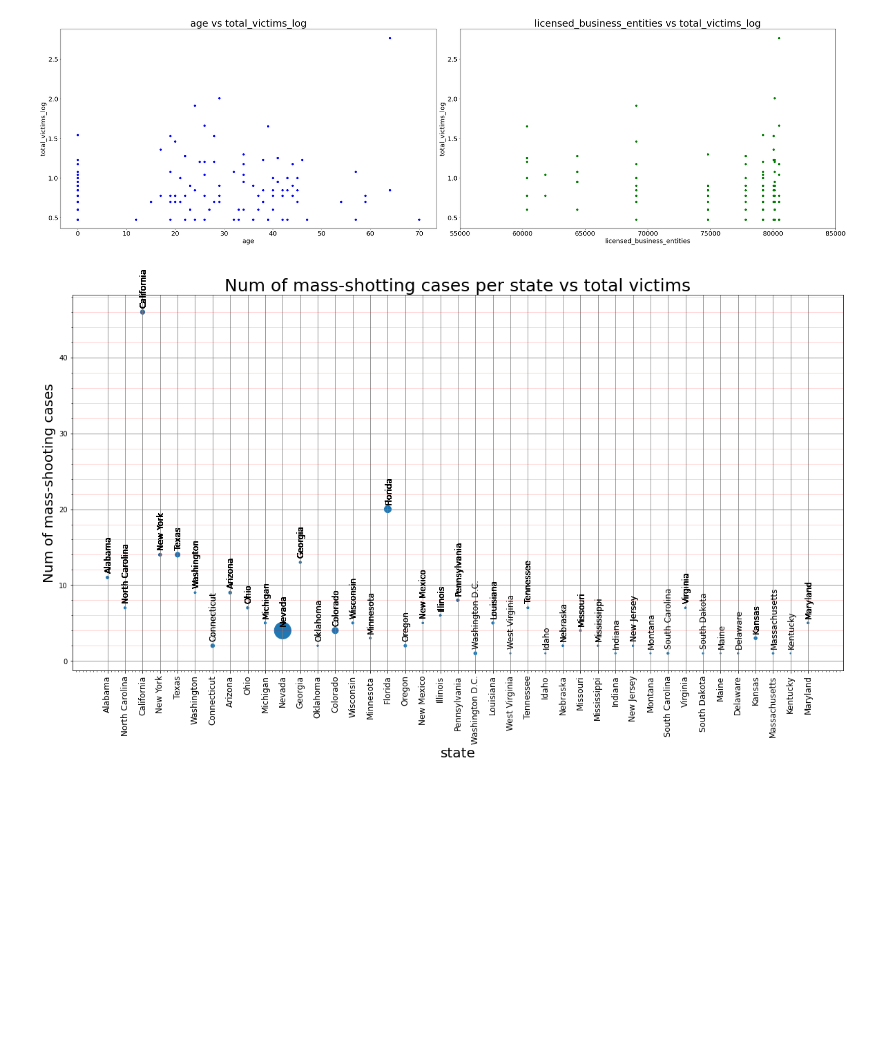
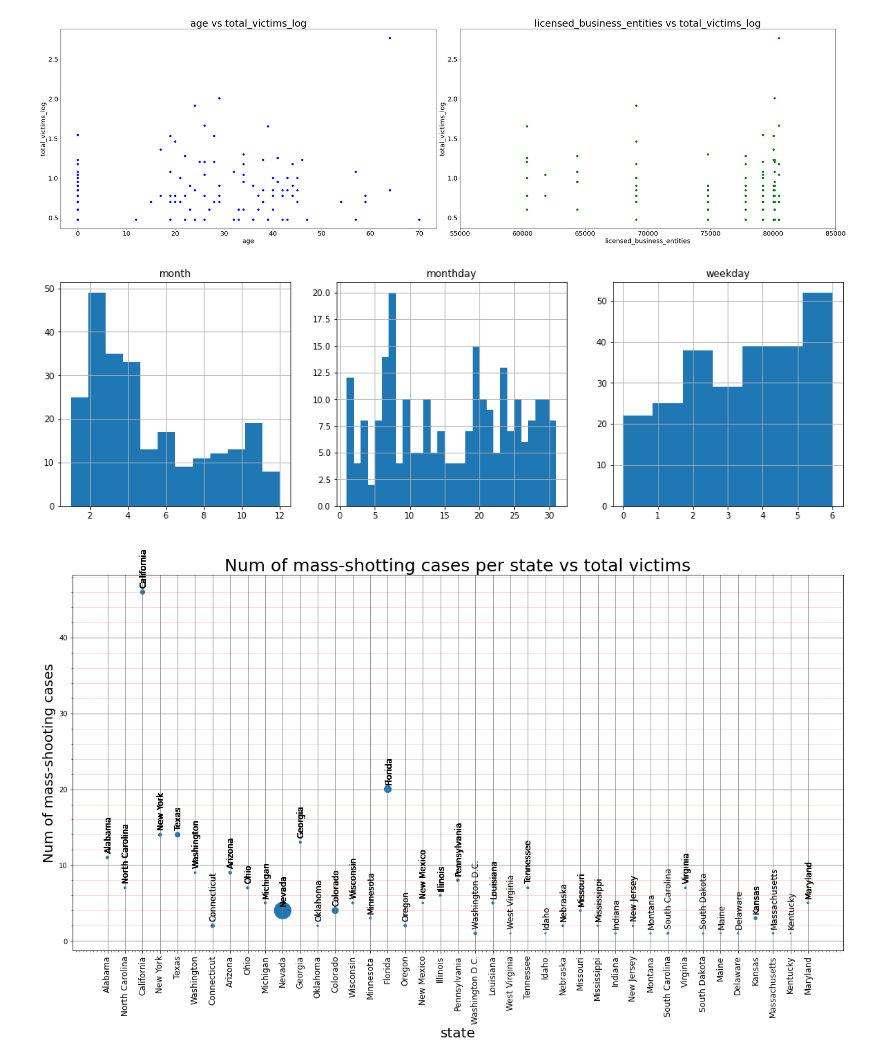
Before and after one commit to BinhKieu82/Springboard_Capstone2, a Jupyter notebook: notebooks/05_finalversion.ipynb, the cells around one changed output. Cells and saved outputs as stored; diff of their text form; code cells hidden in the pictures; blank space fills up the shorter version.

```diff
--- a/notebooks/05_finalversion.ipynb
+++ b/notebooks/05_finalversion.ipynb
@@ -441,6 +435,17 @@ plt.tight_layout(1.1)
 plt.show()
 # %% [output]
 [figure]
+# %%
+fig, (ax1,ax2,ax3) = plt.subplots(1, 3, sharey=False, figsize=(17,5))
+df['month'].hist(bins=12, ax=ax1)
+df['monthday'].hist(bins=30, ax=ax2)
+df['weekday'].hist(bins=7, ax=ax3)
+ax1.set_title('month')
+ax2.set_title('monthday')
+ax3.set_title('weekday')
+plt.show()
+# %% [output]
+[figure, added]
 # %%
 state_freq = df.state.value_counts()
 df['frequency'] = df.state.map(lambda x: state_freq[x] if x in state_freq.index else 0)
```
Also changed, not shown: parts of 29 cells of this notebook.
